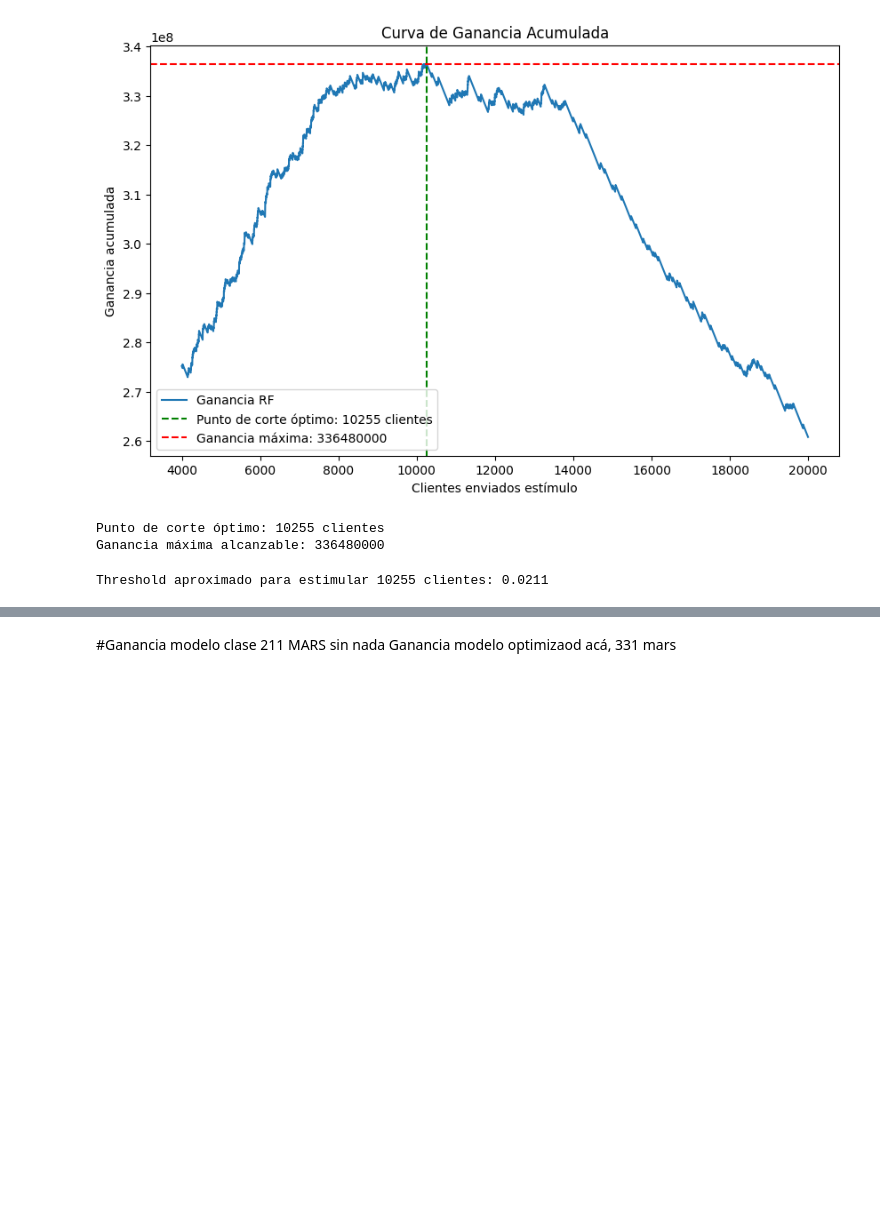
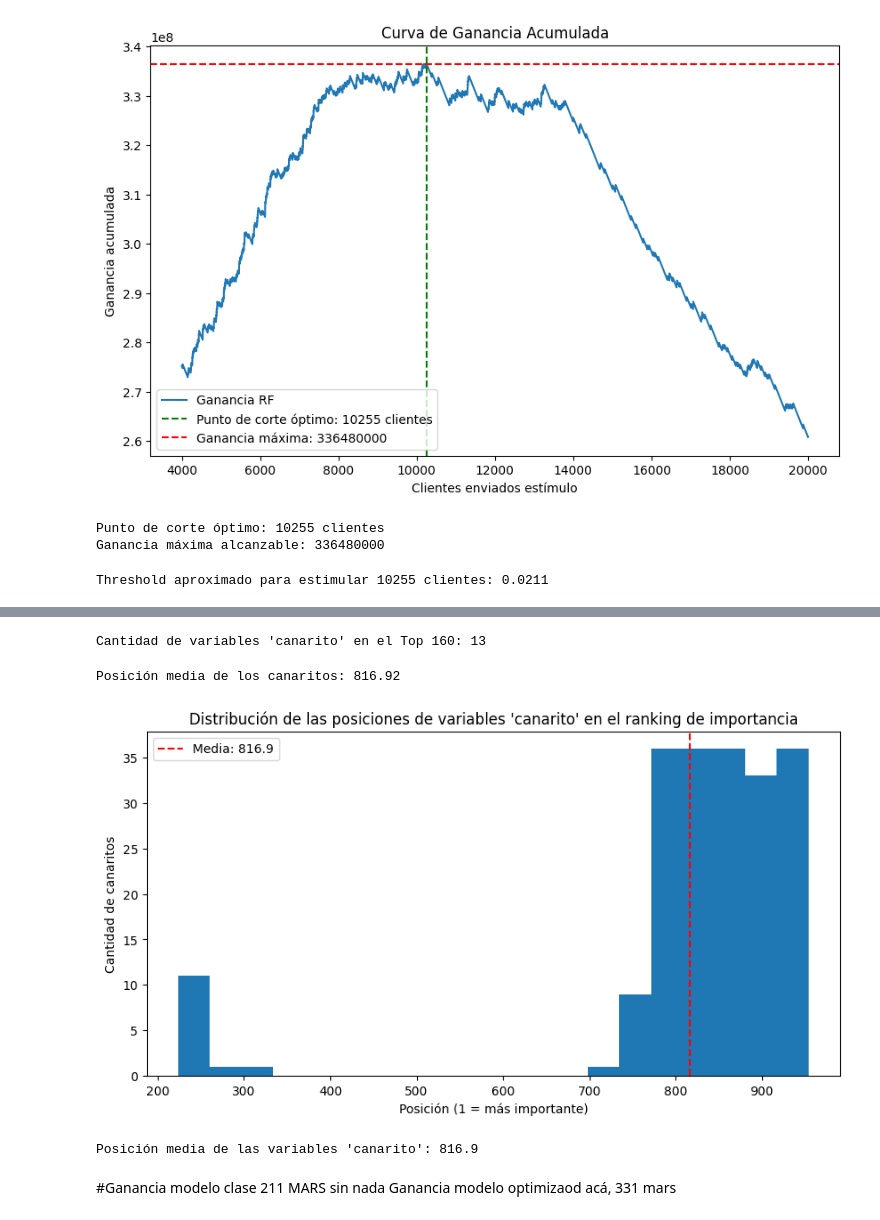
Before and after one commit to florafirpo/DMEyF, a Jupyter notebook: compe_01.ipynb, the cells around one changed output, grey strips where cells are left out. Cells and saved outputs as stored; diff of their text form; code cells hidden in the pictures; blank space fills up the shorter version.

```diff
--- a/compe_01.ipynb
+++ b/compe_01.ipynb
@@ -386,0 +478,11 @@ MemoryError: Unable to allocate 933. MiB for an array with shape (754, 162155) a
+# %%
+#lista de feature importances y porcentajes
+
+importances = model_opt.feature_importances_
+feature_names = X.columns
+# Crear un DataFrame para visualizar las importancias
+importance_df = pd.DataFrame({
+    'Feature': feature_names,
+    'Importance': importances
+})
+print(importance_df.sort_values(by='Importance', ascending=False).head(160))
@@ -387,3 +504,45 @@ MemoryError: Unable to allocate 933. MiB for an array with shape (754, 162155) a
+# %%
+# Tomamos las 160 variables más importantes
+top_features = importance_df.head(400)
+
+# Contar cuántas tienen el prefijo 'canarito'
+canarito_count = top_features['Feature'].str.startswith("canarito").sum()
+
+print(f"Cantidad de variables 'canarito' en el Top 160: {canarito_count}")
+# %% [output]
+Cantidad de variables 'canarito' en el Top 160: 13
+# %%
+# Asegurar que está ordenado por importancia descendente
+importance_df = importance_df.sort_values(by="Importance", ascending=False).reset_index(drop=True)
+
+# Agregar columna con la posición
+importance_df["Rank"] = importance_df.index + 1
+
+# Filtrar solo las variables 'canarito'
+canaritos = importance_df[importance_df["Feature"].str.startswith("canarito")]
+
+# Calcular posición media
+pos_media_canaritos = canaritos["Rank"].mean()
+
+print(f"Posición media de los canaritos: {pos_media_canaritos:.2f}")
+# %% [output]
+Posición media de los canaritos: 816.92
+# %%
+
+# Gráfico
+plt.figure(figsize=(10, 5))
+plt.hist(canaritos["Rank"], bins=20)
+plt.axvline(pos_media_canaritos, color='red', linestyle='--', label=f"Media: {pos_media_canaritos:.1f}")
+plt.title("Distribución de las posiciones de variables 'canarito' en el ranking de importancia")
+plt.xlabel("Posición (1 = más importante)")
+plt.ylabel("Cantidad de canaritos")
+plt.legend()
+plt.show()
+
+print(f"Posición media de las variables 'canarito': {pos_media_canaritos:.1f}")
+# %% [output]
+[figure, added]
+Posición media de las variables 'canarito': 816.9
 # %% [markdown]
 #Ganancia modelo clase 211 MARS sin nada
 Ganancia modelo optimizaod acá, 331 mars
```
Also changed, not shown: parts of 45 cells of this notebook, 1 other file.
